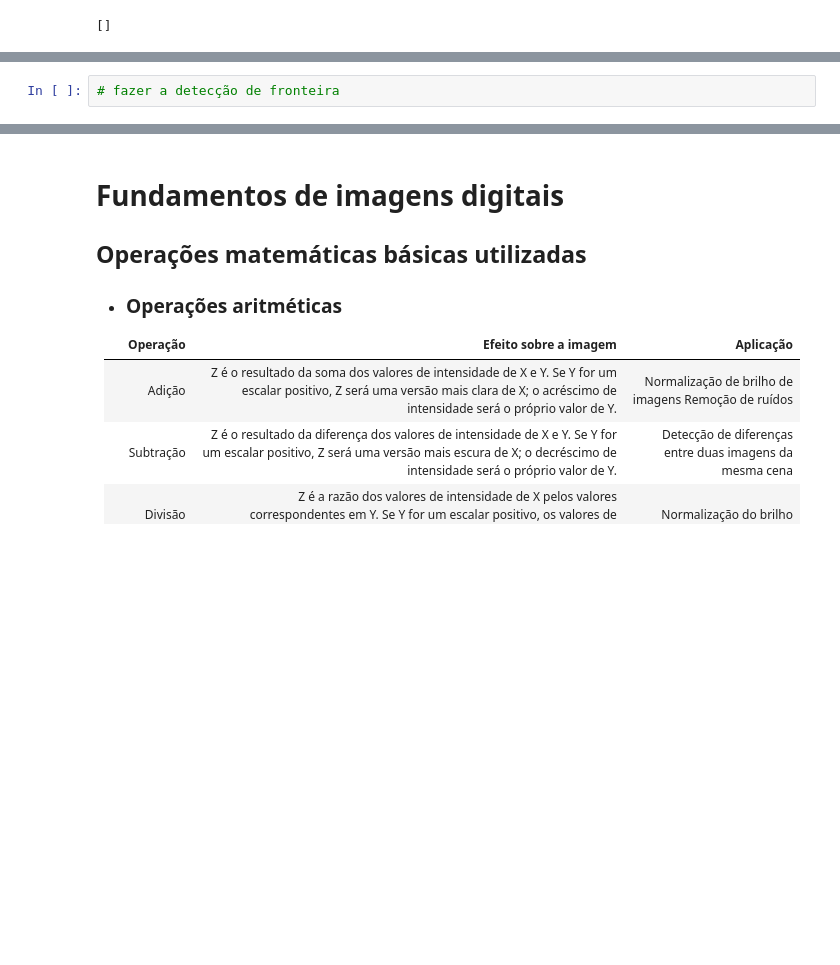
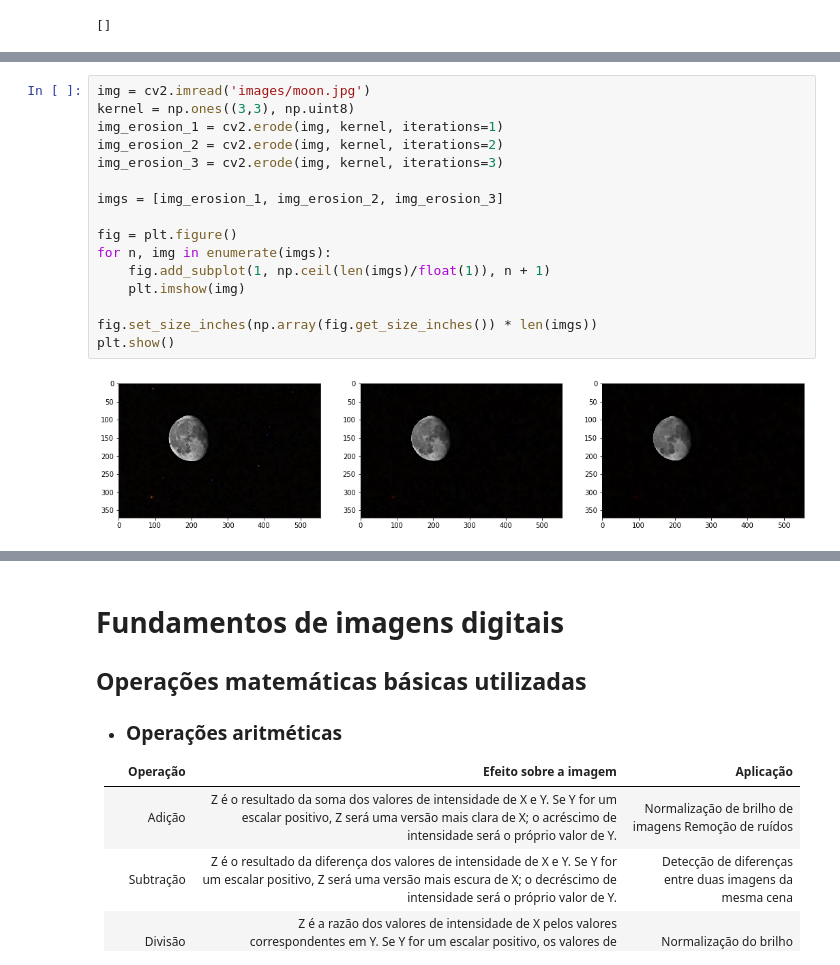
Before and after one commit to alfakini/university, a Jupyter notebook: digital-image-processing/class-1.ipynb, the cells around one changed output, grey strips where cells are left out. Saved outputs shown, nothing was run; the diff lists cells and outputs as text; blank space fills up the shorter version.

```diff
--- a/digital-image-processing/class-1.ipynb
+++ b/digital-image-processing/class-1.ipynb
@@ -176,8 +208,24 @@ img redimensionada: (24, 24, 3)
+# %%
+img = cv2.imread('images/moon.jpg')
+kernel = np.ones((3,3), np.uint8)
+img_erosion_1 = cv2.erode(img, kernel, iterations=1)
+img_erosion_2 = cv2.erode(img, kernel, iterations=2)
+img_erosion_3 = cv2.erode(img, kernel, iterations=3)
+
+imgs = [img_erosion_1, img_erosion_2, img_erosion_3]
+
+fig = plt.figure()
+for n, img in enumerate(imgs):
+    fig.add_subplot(1, np.ceil(len(imgs)/float(1)), n + 1)
+    plt.imshow(img)
+
+fig.set_size_inches(np.array(fig.get_size_inches()) * len(imgs))
+plt.show()
+# %% [output]
+[figure, added]
 # %% [markdown]
 # Fundamentos de imagens digitais
 ## Relações básicas entre pixels
  - ### Fronteira (borda ou contorno): É o cunjunto de pixels que representa a borda de uma região
 
  ![](images/fronteira.jpg)
-# %%
-# fazer a detecção de fronteira
```
Also changed, not shown: parts of 24 cells of this notebook, 11 other files.
